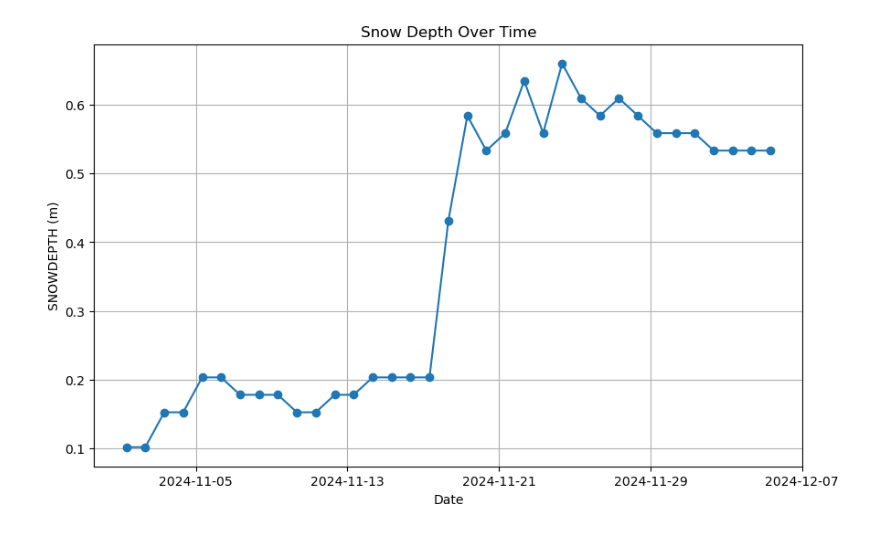
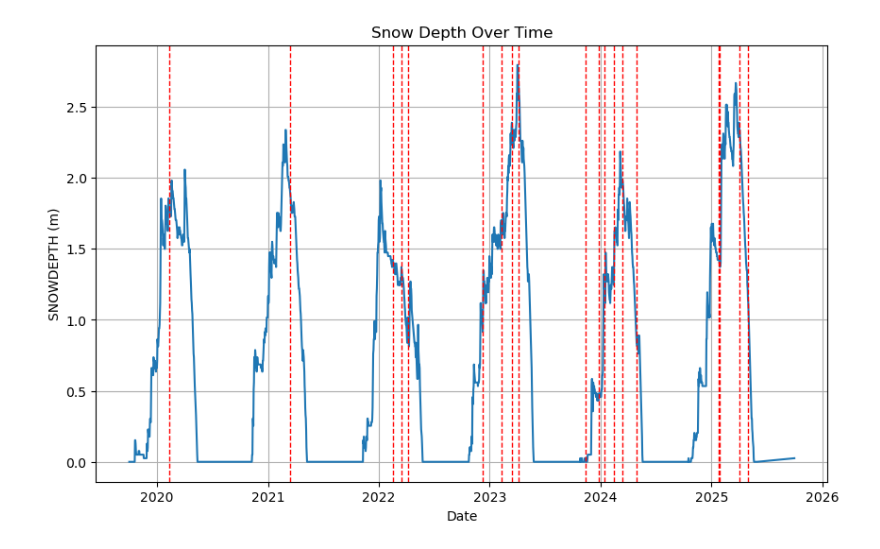
Before and after one commit to naniciafone/crrel, a Jupyter notebook: snotel_data_plot.ipynb, the cells around one changed output. Cells and saved outputs as stored; diff of their text form; code cells hidden in the pictures.

Commit message:
SNOTEL plot

```diff
--- a/snotel_data_plot.ipynb
+++ b/snotel_data_plot.ipynb
@@ -56,0 +85,4 @@ memory usage: 3.0+ KB
+# %%
+
+merged["SNOWDEPTH (m)"] = merged["SNOWDEPTH"] * 0.0254 # convert snow depth from inches to meters
+merged.head()
@@ -56,0 +112,8 @@ memory usage: 3.0+ KB
+# %%
+dates = merged.index.get_level_values('datetime')
+month = dates.month
+mask = ((month >= 10) | (month <= 5))
+merged_filtered = merged.loc[mask]
+
+merged_filtered.head()
+#merged_filtered.to_csv("filtered_SNOTEL.csv")
@@ -56,0 +132,4 @@ memory usage: 3.0+ KB
+# %%
+dates = merged_filtered.index.get_level_values('datetime')
+
+snowdepth = merged_filtered['SNOWDEPTH (m)']
@@ -56,0 +138,12 @@ memory usage: 3.0+ KB
+# %%
+LiDAR_dates = [
+    '2020-02-09', '2021-03-15',  # added
+    '2022-02-17', '2022-03-17', '2022-04-07',
+    '2022-12-08', '2023-02-09', '2023-03-16',
+    '2023-04-05', '2023-11-13', '2023-12-28',  # fixed 12-38 → 12-28
+    '2024-01-15', '2024-02-13', '2024-03-15',
+    '2024-04-28', '2025-01-25', '2025-01-29',
+    '2025-04-04', '2025-05-01'
+]
+
+LiDAR_dates = pd.to_datetime(LiDAR_dates)
@@ -57,23 +157,20 @@ memory usage: 3.0+ KB
 # %%
-import matplotlib.pyplot as plt
-import matplotlib.dates as mdates
-import matplotlib.ticker as ticker
-
-# Extract the datetime index and SNOWDEPTH (m) values
-dates = df.index.get_level_values(0)
-snowdepth = df['SNOWDEPTH (m)']
 
 # Plot the data
 plt.figure(figsize=(10, 6))
-plt.plot(dates, snowdepth, marker='o', linestyle='-')
+plt.plot(dates, snowdepth, linestyle='-')
+
+for d in LiDAR_dates:
+    plt.axvline(d, color='red', linestyle='--', linewidth=1)
+
 plt.xlabel('Date')
 plt.ylabel('SNOWDEPTH (m)')
 plt.title('Snow Depth Over Time')
 plt.grid(True)
 
 # Format the x-axis to show only 5 labels
-plt.gca().xaxis.set_major_locator(ticker.MaxNLocator(5))
+#plt.gca().xaxis.set_major_locator(ticker.MaxNLocator(5))
 
 plt.show()
 # %% [output]
-[figure, old version]
+[figure, new version]
```
Also changed, not shown: parts of 17 cells of this notebook, 2 other files.
